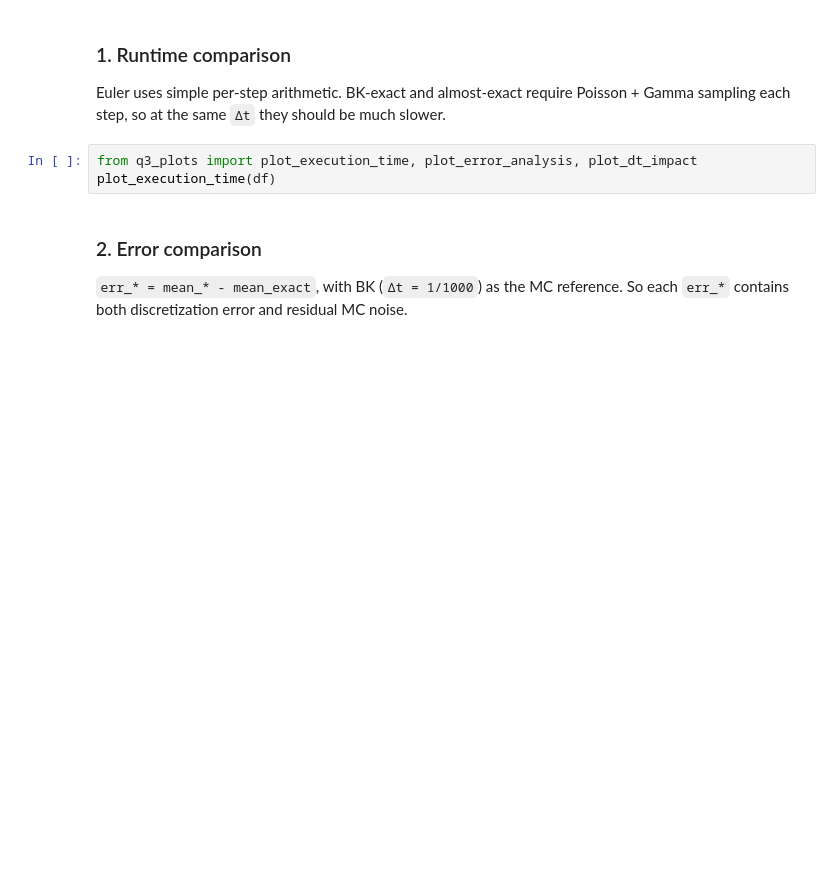
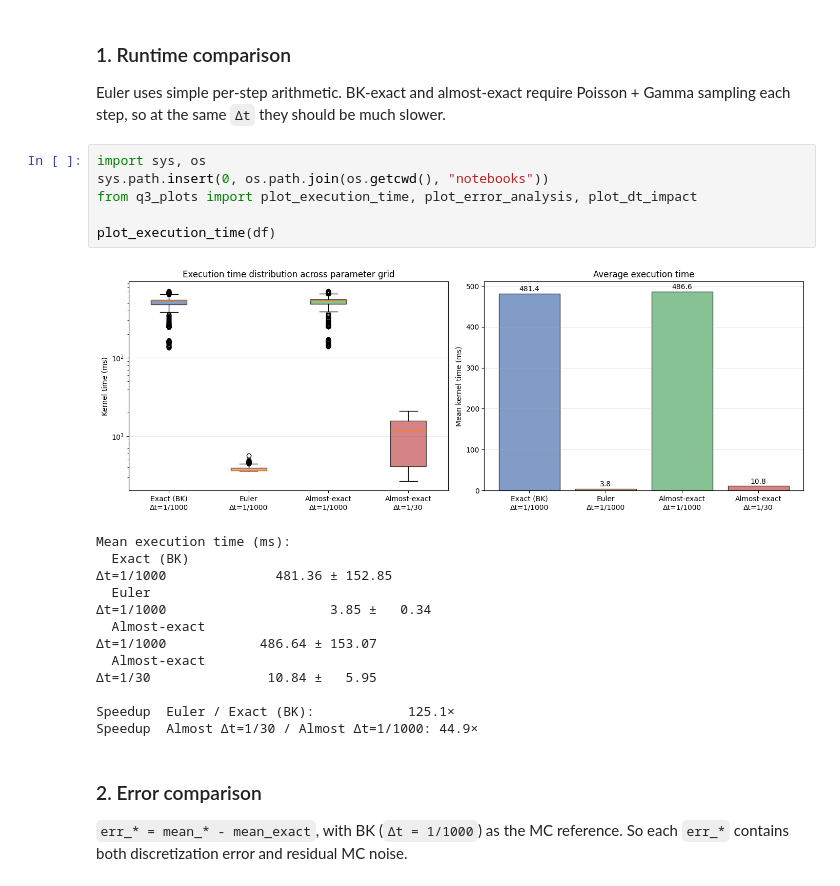
Before and after one commit to chezke/Monte-Carlo-simulation-of-Heston-model, a Jupyter notebook: notebooks/heston_mc_colab.ipynb, the cells around one changed output. Saved outputs shown, nothing was run; the diff lists cells and outputs as text; blank space fills up the shorter version.

```diff
--- a/notebooks/heston_mc_colab.ipynb
+++ b/notebooks/heston_mc_colab.ipynb
@@ -70,8 +136,25 @@ df.head()
 Euler uses simple per-step arithmetic.
 BK-exact and almost-exact require Poisson + Gamma sampling each step, so at the same `Δt` they should be much slower.
 # %%
+import sys, os
+sys.path.insert(0, os.path.join(os.getcwd(), "notebooks"))
 from q3_plots import plot_execution_time, plot_error_analysis, plot_dt_impact
+
 plot_execution_time(df)
+# %% [output]
+[figure, added]
+Mean execution time (ms):
+  Exact (BK)
+Δt=1/1000              481.36 ± 152.85
+  Euler
+Δt=1/1000                     3.85 ±   0.34
+  Almost-exact
+Δt=1/1000            486.64 ± 153.07
+  Almost-exact
+Δt=1/30               10.84 ±   5.95
+
+Speedup  Euler / Exact (BK):            125.1×
+Speedup  Almost Δt=1/30 / Almost Δt=1/1000: 44.9×
 # %% [markdown]
 ### 2. Error comparison
 
```
Also changed, not shown: parts of 18 cells of this notebook, 1 other file.
